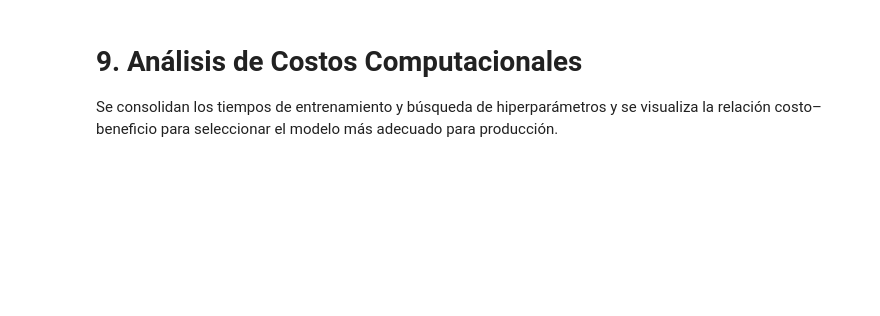
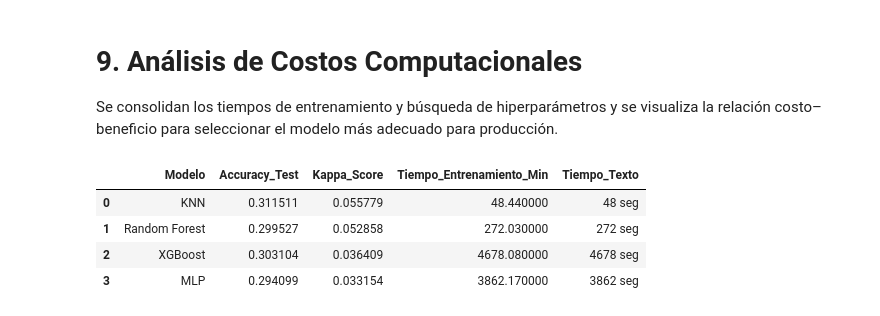
Before and after one commit to SeleneSV/disease-detection-multispectral-images, a Jupyter notebook: train_ml_maiz_v2.ipynb, the cells around one changed output. Saved outputs shown, nothing was run; the diff lists cells and outputs as text; code cells hidden in the pictures; blank space fills up the shorter version.

```diff
--- a/train_ml_maiz_v2.ipynb
+++ b/train_ml_maiz_v2.ipynb
@@ -1262,16 +1353,22 @@ Se consolidan los tiempos de entrenamiento y búsqueda de hiperparámetros y se
 # %%
 # Actualizar con los tiempos reales registrados durante el entrenamiento
 performance_data = {
     'Modelo': ['KNN', 'Random Forest', 'XGBoost', 'MLP'],
-    'Accuracy_Test': [0.0, 0.0, 0.0, 0.0],   # Rellenar con valores reales
-    'Kappa_Score':   [0.0, 0.0, 0.0, 0.0],   # Rellenar con valores reales
-    'Tiempo_Entrenamiento_Min': [0.0, 0.0, 0.0, 0.0],
-    'Tiempo_Texto': ['—', '—', '—', '—'],
+    'Accuracy_Test': [0.311511, 0.299527, 0.303104, 0.294099],   # Rellenar con valores reales
+    'Kappa_Score':   [0.055779, 0.052858, 0.036409, 0.033154],   # Rellenar con valores reales
+    'Tiempo_Entrenamiento_Min': [48.44, 272.03, 4678.08, 3862.17],
+    'Tiempo_Texto': ['48 seg', '272 seg', '4678 seg', '3862 seg'],
 }
 df_perf = pd.DataFrame(performance_data)
 display(df_perf.style
     .background_gradient(subset=['Accuracy_Test', 'Kappa_Score'], cmap='Greens')
     .background_gradient(subset=['Tiempo_Entrenamiento_Min'], cmap='Reds'))
+# %% [output]
+|  | Modelo | Accuracy_Test | Kappa_Score | Tiempo_Entrenamiento_Min | Tiempo_Texto |
+| 0 | KNN | 0.311511 | 0.055779 | 48.440000 | 48 seg |
+| 1 | Random Forest | 0.299527 | 0.052858 | 272.030000 | 272 seg |
+| 2 | XGBoost | 0.303104 | 0.036409 | 4678.080000 | 4678 seg |
+| 3 | MLP | 0.294099 | 0.033154 | 3862.170000 | 3862 seg |
 # %%
 plt.figure(figsize=(12, 7))
 sns.set_style("whitegrid")
```
Also changed, not shown: parts of 16 cells of this notebook.
